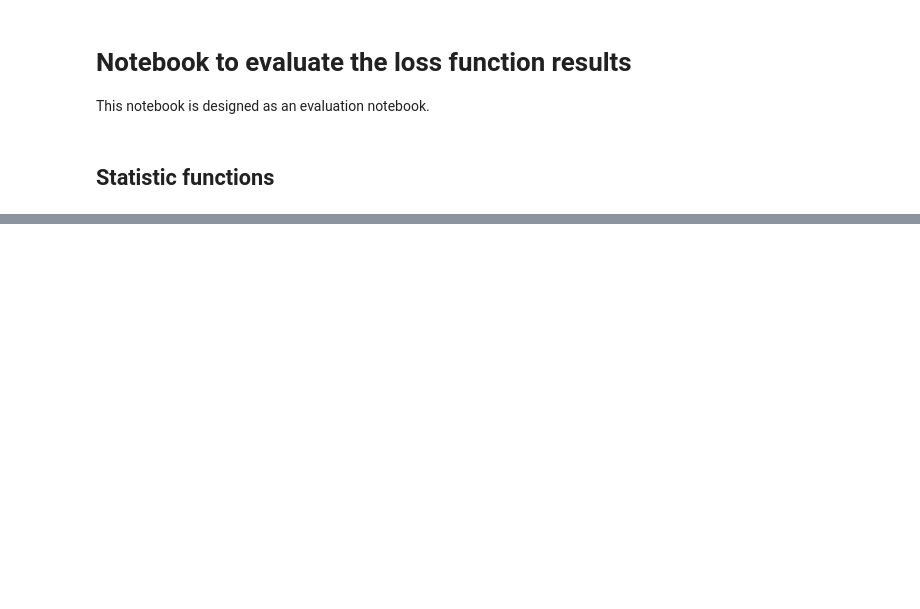
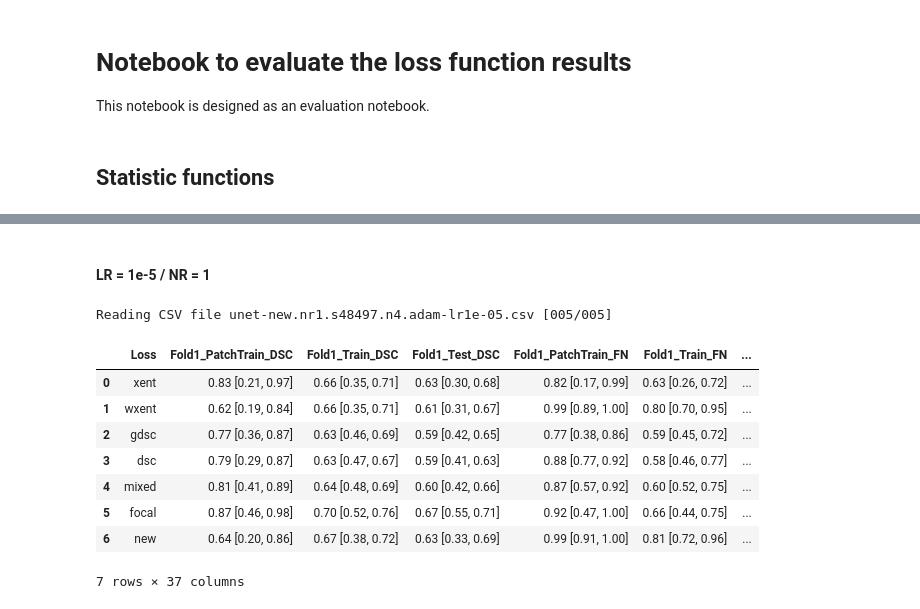
Before and after one commit to marianocabezas/rethinking_dsc, a Jupyter notebook: metrics_loss.ipynb, the cells around one changed output, grey strips where cells are left out. Cells and saved outputs as stored; diff of their text form; code cells hidden in the pictures; blank space fills up the shorter version.

```diff
--- a/metrics_loss.ipynb
+++ b/metrics_loss.ipynb
@@ -605,0 +758,23 @@ save_band_analysis(wmh_path, wmh_dicts)
+# %% [markdown]
+#### LR = 1e-5 / NR = 1
+# %%
+wmh_path = '/media/dgx/data/DiceProject/wmh/'
+wmh_outpath = '/home/mariano/data/Loss/wmh/lr5nr1/'
+lr_tag = '1e-05'
+rate_tag = 'nr1'
+wmh_dicts = get_all_dicts(wmh_path)
+# %% [output]
+Reading CSV file unet-new.nr1.s48497.n4.adam-lr1e-05.csv [005/005]
+# %%
+wmh_vector, wmh_latex = get_table_vector(wmh_dicts, loss_tags, names)
+pd.DataFrame(wmh_vector, columns=panda_header)
+# %% [output]
+|  | Loss | Fold1_PatchTrain_DSC | Fold1_Train_DSC | Fold1_Test_DSC | Fold1_PatchTrain_FN | Fold1_Train_FN | ... |
+| 0 | xent | 0.83 [0.21, 0.97] | 0.66 [0.35, 0.71] | 0.63 [0.30, 0.68] | 0.82 [0.17, 0.99] | 0.63 [0.26, 0.72] | ... |
+| 1 | wxent | 0.62 [0.19, 0.84] | 0.66 [0.35, 0.71] | 0.61 [0.31, 0.67] | 0.99 [0.89, 1.00] | 0.80 [0.70, 0.95] | ... |
+| 2 | gdsc | 0.77 [0.36, 0.87] | 0.63 [0.46, 0.69] | 0.59 [0.42, 0.65] | 0.77 [0.38, 0.86] | 0.59 [0.45, 0.72] | ... |
+| 3 | dsc | 0.79 [0.29, 0.87] | 0.63 [0.47, 0.67] | 0.59 [0.41, 0.63] | 0.88 [0.77, 0.92] | 0.58 [0.46, 0.77] | ... |
+| 4 | mixed | 0.81 [0.41, 0.89] | 0.64 [0.48, 0.69] | 0.60 [0.42, 0.66] | 0.87 [0.57, 0.92] | 0.60 [0.52, 0.75] | ... |
+| 5 | focal | 0.87 [0.46, 0.98] | 0.70 [0.52, 0.76] | 0.67 [0.55, 0.71] | 0.92 [0.47, 1.00] | 0.66 [0.44, 0.75] | ... |
+| 6 | new | 0.64 [0.20, 0.86] | 0.67 [0.38, 0.72] | 0.63 [0.33, 0.69] | 0.99 [0.91, 1.00] | 0.81 [0.72, 0.96] | ... |
+7 rows × 37 columns
```
Also changed, not shown: parts of 44 cells of this notebook.
